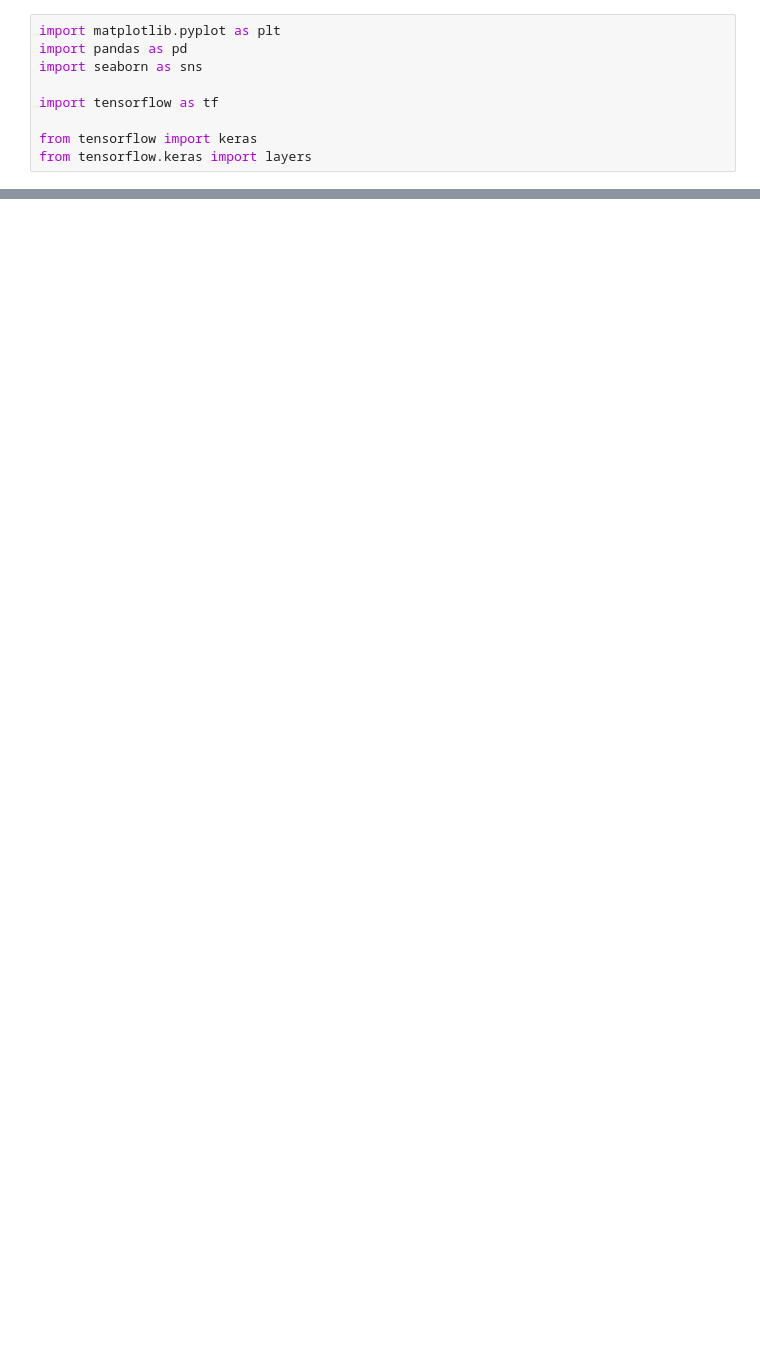
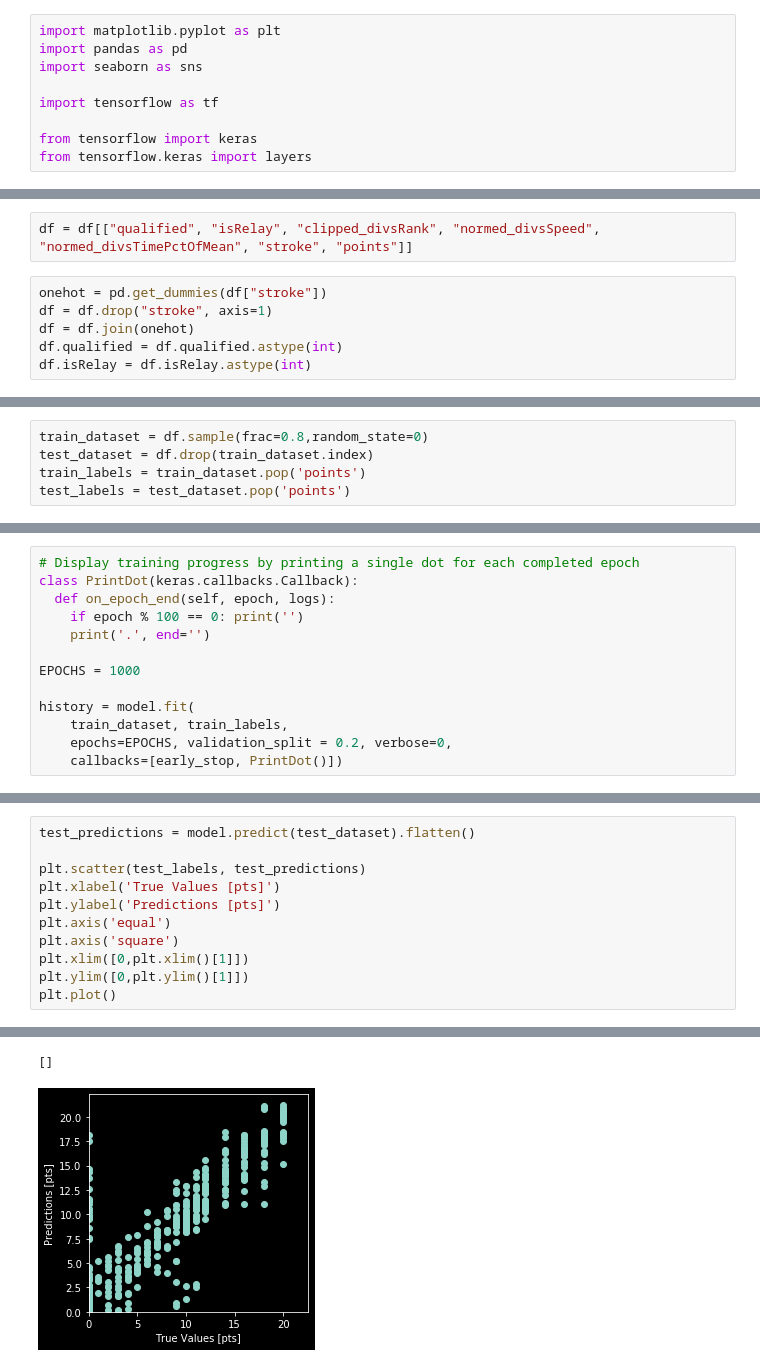
Before and after one commit to jtang9001/skynet2, a Jupyter notebook: tier2tf.ipynb, the cells around one changed output, grey strips where cells are left out. Cells and saved outputs as stored; diff of their text form; blank space fills up the shorter version.

```diff
--- a/tier2tf.ipynb
+++ b/tier2tf.ipynb
@@ -38,0 +54,8 @@ strokes = dataset.pop("stroke")
+# %%
+df = df[["qualified", "isRelay", "clipped_divsRank", "normed_divsSpeed", "normed_divsTimePctOfMean", "stroke", "points"]]
+# %%
+onehot = pd.get_dummies(df["stroke"])
+df = df.drop("stroke", axis=1)
+df = df.join(onehot)
+df.qualified = df.qualified.astype(int)
+df.isRelay = df.isRelay.astype(int)
@@ -38,0 +78,5 @@ strokes = dataset.pop("stroke")
+# %%
+train_dataset = df.sample(frac=0.8,random_state=0)
+test_dataset = df.drop(train_dataset.index)
+train_labels = train_dataset.pop('points')
+test_labels = test_dataset.pop('points')
@@ -38,0 +138,13 @@ strokes = dataset.pop("stroke")
+# %%
+# Display training progress by printing a single dot for each completed epoch
+class PrintDot(keras.callbacks.Callback):
+  def on_epoch_end(self, epoch, logs):
+    if epoch % 100 == 0: print('')
+    print('.', end='')
+
+EPOCHS = 1000
+
+history = model.fit(
+    train_dataset, train_labels,
+    epochs=EPOCHS, validation_split = 0.2, verbose=0,
+    callbacks=[early_stop, PrintDot()])
@@ -38,0 +206,12 @@ strokes = dataset.pop("stroke")
+# %%
+test_predictions = model.predict(test_dataset).flatten()
+
+plt.scatter(test_labels, test_predictions)
+plt.xlabel('True Values [pts]')
+plt.ylabel('Predictions [pts]')
+plt.axis('equal')
+plt.axis('square')
+plt.xlim([0,plt.xlim()[1]])
+plt.ylim([0,plt.ylim()[1]])
+plt.plot()
+# %% [output]
@@ -38,0 +219,2 @@ strokes = dataset.pop("stroke")
+[]
+[figure, added]
```
Also changed, not shown: parts of 13 cells of this notebook, 5 other files.
